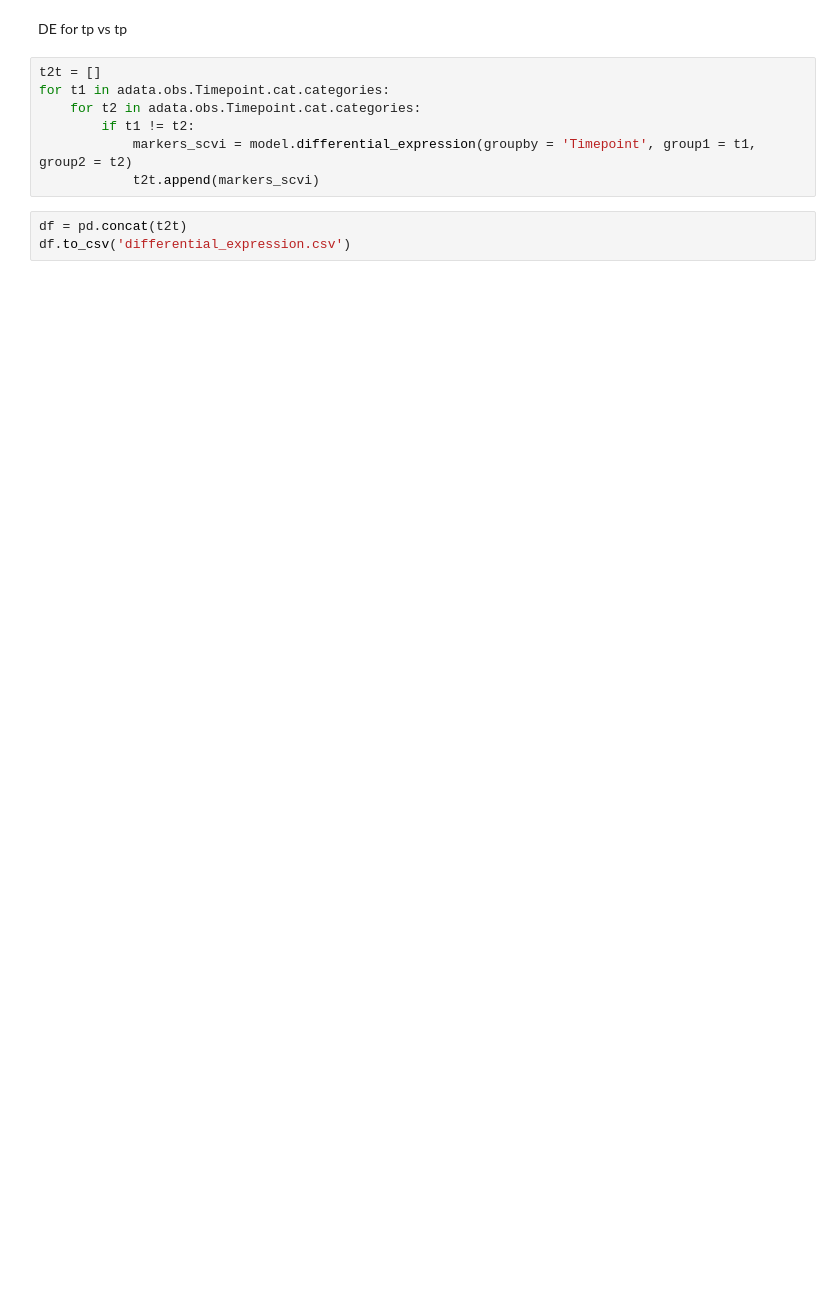
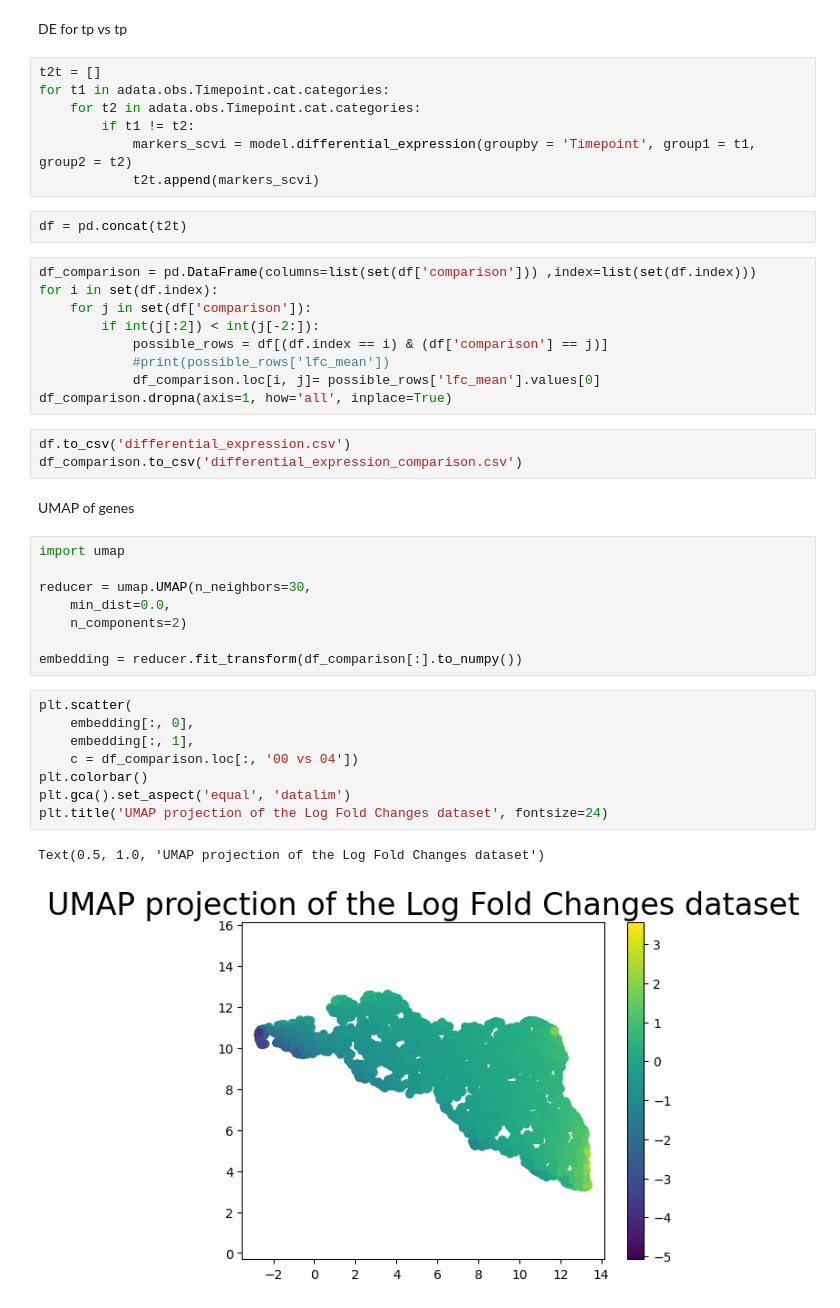
Before and after one commit to Formanj-0/UpDown_Project, a Jupyter notebook: Story/DEX_DE_PP.ipynb, the cells around one changed output. Saved outputs shown, nothing was run; the diff lists cells and outputs as text; blank space fills up the shorter version.

```diff
--- a/Story/DEX_DE_PP.ipynb
+++ b/Story/DEX_DE_PP.ipynb
@@ -210,4 +202,36 @@ for t1 in adata.obs.Timepoint.cat.categories:
             t2t.append(markers_scvi)
 # %%
 df = pd.concat(t2t)
-df.to_csv('differential_expression.csv')
+# %%
+df_comparison = pd.DataFrame(columns=list(set(df['comparison'])) ,index=list(set(df.index)))
+for i in set(df.index):
+    for j in set(df['comparison']):
+        if int(j[:2]) < int(j[-2:]):
+            possible_rows = df[(df.index == i) & (df['comparison'] == j)]
+            #print(possible_rows['lfc_mean'])
+            df_comparison.loc[i, j]= possible_rows['lfc_mean'].values[0]
+df_comparison.dropna(axis=1, how='all', inplace=True)
+# %%
+df.to_csv('differential_expression.csv')
+df_comparison.to_csv('differential_expression_comparison.csv')
+# %% [markdown]
+UMAP of genes
+# %%
+import umap
+
+reducer = umap.UMAP(n_neighbors=30,
+    min_dist=0.0,
+    n_components=2)
+
+embedding = reducer.fit_transform(df_comparison[:].to_numpy())
+# %%
+plt.scatter(
+    embedding[:, 0],
+    embedding[:, 1],
+    c = df_comparison.loc[:, '00 vs 04'])
+plt.colorbar()
+plt.gca().set_aspect('equal', 'datalim')
+plt.title('UMAP projection of the Log Fold Changes dataset', fontsize=24)
+# %% [output]
+Text(0.5, 1.0, 'UMAP projection of the Log Fold Changes dataset')
+[figure, added]
```
Also changed, not shown: parts of 6 cells of this notebook, 5 other files.
